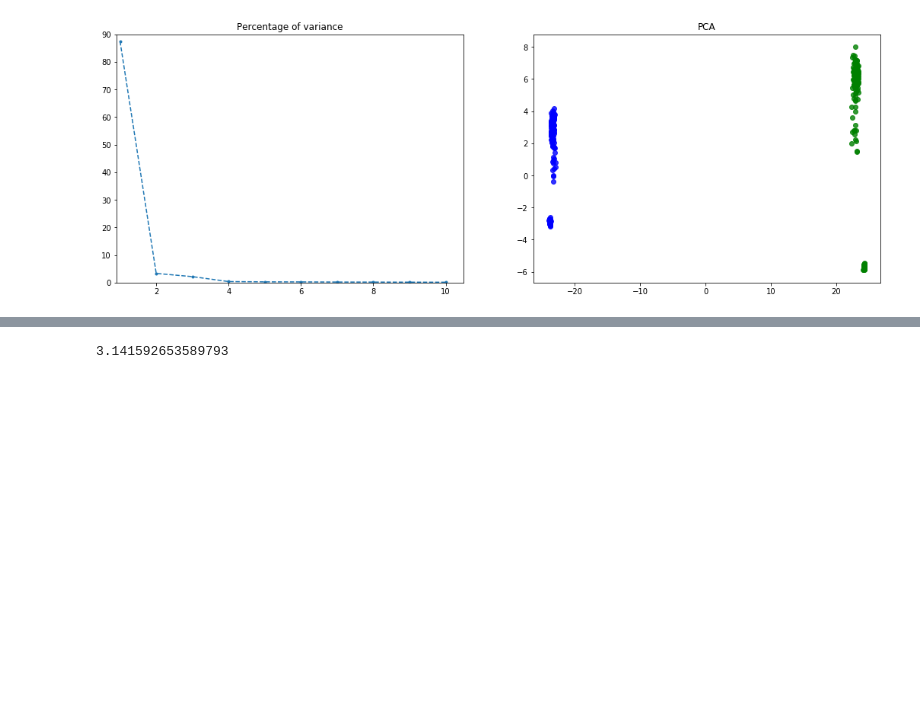
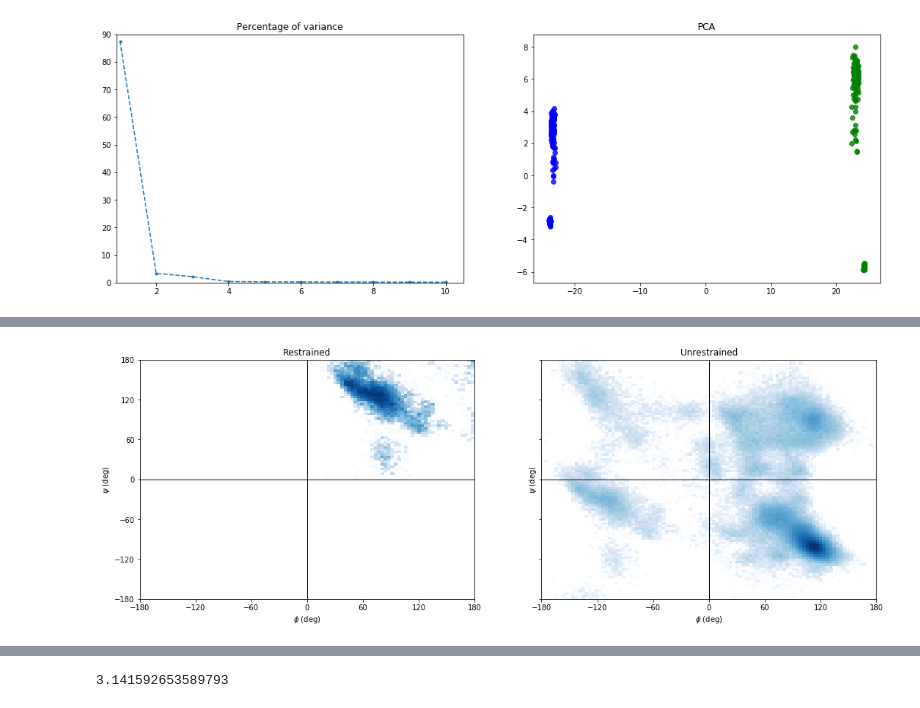
Before and after one commit to alejogiley/pypoc, a Jupyter notebook: examples/compared_datasets.ipynb, the cells around one changed output, grey strips where cells are left out. Cells and saved outputs as stored; diff of their text form; code cells hidden in the pictures; blank space fills up the shorter version.

Commit message:
dPCA+ class in compared_datasets

```diff
--- a/examples/compared_datasets.ipynb
+++ b/examples/compared_datasets.ipynb
@@ -554 +549,15 @@ vec = pca.fit_transform(data)
 #END
+# %%
+# reshape angle arrays
+r = R.angles.reshape(np.prod(R.angles.shape[:2]), 2)
+u = U.angles.reshape(np.prod(U.angles.shape[:2]), 2)
+
+# convert to radians
+ress = np.deg2rad(r)
+unre = np.deg2rad(u)
+
+# combine datasets
+data = np.vstack((ress,unre))
+tmp = data
+# %%
+pippo = dPCAplus(tmp)
@@ -554,0 +584,26 @@ vec = pca.fit_transform(data)
+# %%
+A = pippo.psi
+B = pippo.phi
+# create a figure and three subplots
+fig, axes = plt.subplots(1, 2, sharey=True, sharex=True, figsize=(18,6))
+
+# axes decoration
+for ax in axes:
+    ax.axis([-180,180,-180,180])
+    ax.axhline(0, color='k', lw=1)
+    ax.axvline(0, color='k', lw=1)
+    ax.set(xticks=range(-180, 181, 60), yticks=range(-180, 181, 60),
+           xlabel=r"$\phi$ (deg)", ylabel=r"$\psi$ (deg)")
+
+# set titles
+axes[0].title.set_text('Restrained')
+axes[1].title.set_text('Unrestrained')
+
+# plot backbone dihedral maps for all frames
+axes[0].hist2d(np.degrees(data[:,0]), np.degrees(data[:,1]), bins=100, range=[[-180,180],[-180,180]], norm=LogNorm(), cmap=plt.cm.Blues)
+axes[1].hist2d(np.degrees(A), np.degrees(B), bins=100,
+               range=[[-180,180],[-180,180]], norm=LogNorm(), cmap=plt.cm.Blues)
+
+plt.show()
+# %% [output]
+[figure, added]
```
Also changed, not shown: parts of 6 cells of this notebook.
